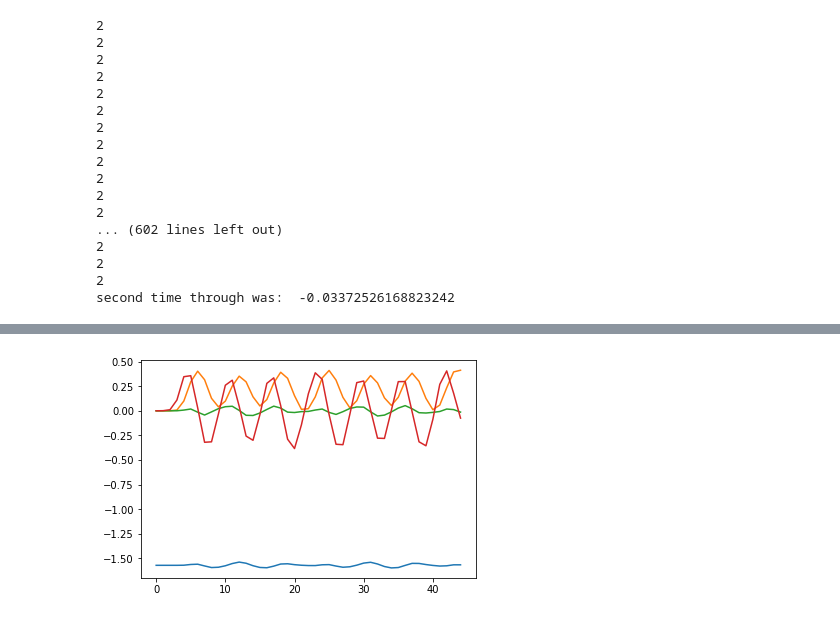
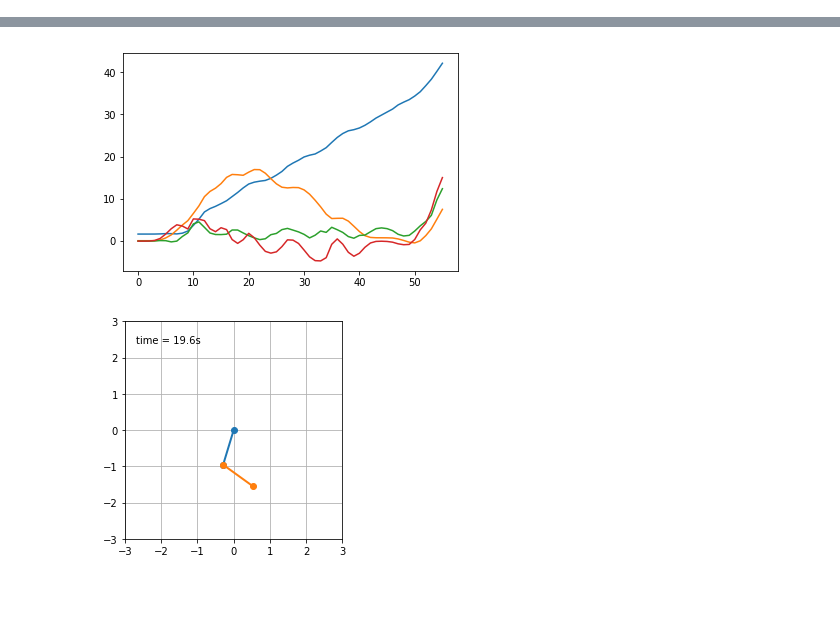
Before and after one commit to mmolnar0/sgillen_research, a Jupyter notebook: pendubot/pendubot.ipynb, the cells around one changed output, grey strips where cells are left out. Saved outputs shown, nothing was run; the diff lists cells and outputs as text; code cells hidden in the pictures; blank space fills up the shorter version.

```diff
--- a/pendubot/pendubot.ipynb
+++ b/pendubot/pendubot.ipynb
@@ -28,10 +28,11 @@ import pendubot_module as bot
 # %%
+bot = pb.Acrobot()
+
 #@jit(nopython=False)
-def control(t,q):
-    print("2")
-    return 1
+#def control(t,q):
+    #return 1
 
-bot.control = control
+#bot.control = control
 
 # time step
 t = np.array([0.0, 20])
@@ -40,8 +41,8 @@ rad = np.pi / 180
 
 #y = np.zeros((num_t, num_states, num_trials))
 
-th1 = -pi/2
-th2 = 0.0
+th1 = pi/2 + .1
+th2 = 0.1
 dth1 = 0.0
 dth2 = 0.0
 
@@ -53,34 +54,8 @@ state = np.array([th1, th2, dth1, dth2])
 start = time.time()
 sol = integrate.solve_ivp(bot.derivs, t, state)
 end = time.time()
-#plt.plot(sol.y.T)
-print("first time through was: ", start - end)
-
-
-start = time.time()
-sol = integrate.solve_ivp(bot.derivs, t, state)
-end = time.time()
 plt.plot(sol.y.T)
 
-print("second time through was: ", start - end)
-
-#ani = animate_pend(sol.y.T)
-#HTML(ani.to_jshtml())
+ani = bot.animate_pend(sol.t, sol.y)
+HTML(ani.to_jshtml())
 # %% [output]
-2
-2
-2
-2
-2
-2
-2
-2
-2
-2
-2
-2
-... (602 lines left out)
-2
-2
-2
-second time through was:  -0.03372526168823242
@@ -87,4 +63,5 @@ second time through was:  -0.03372526168823242
-[figure, old version]
+[figure, new version]
+[figure, added]
 # %%
 num_trials = 1
 num_states = 4
```
Also changed, not shown: parts of 2 cells of this notebook, 1 other file.
